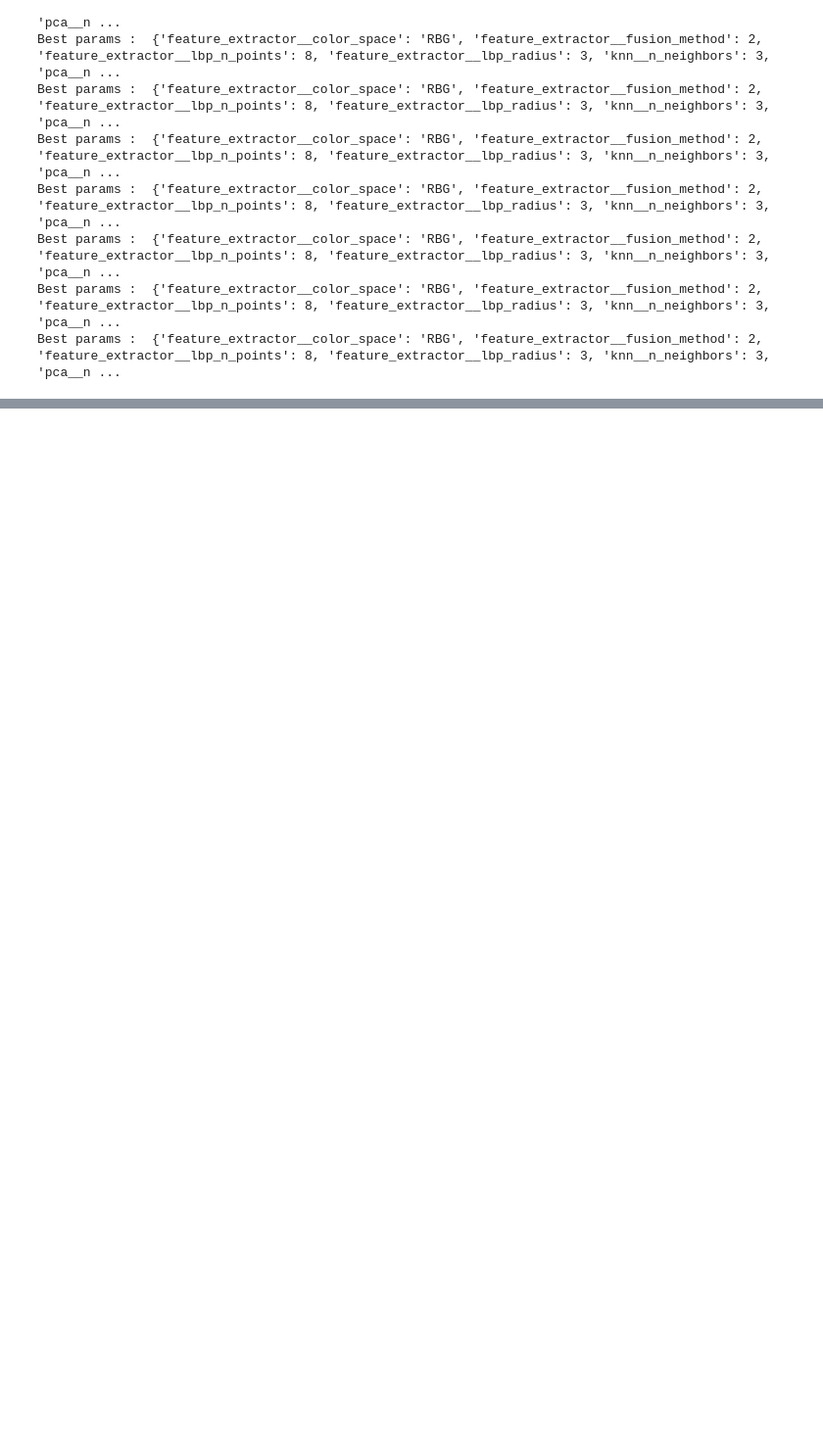
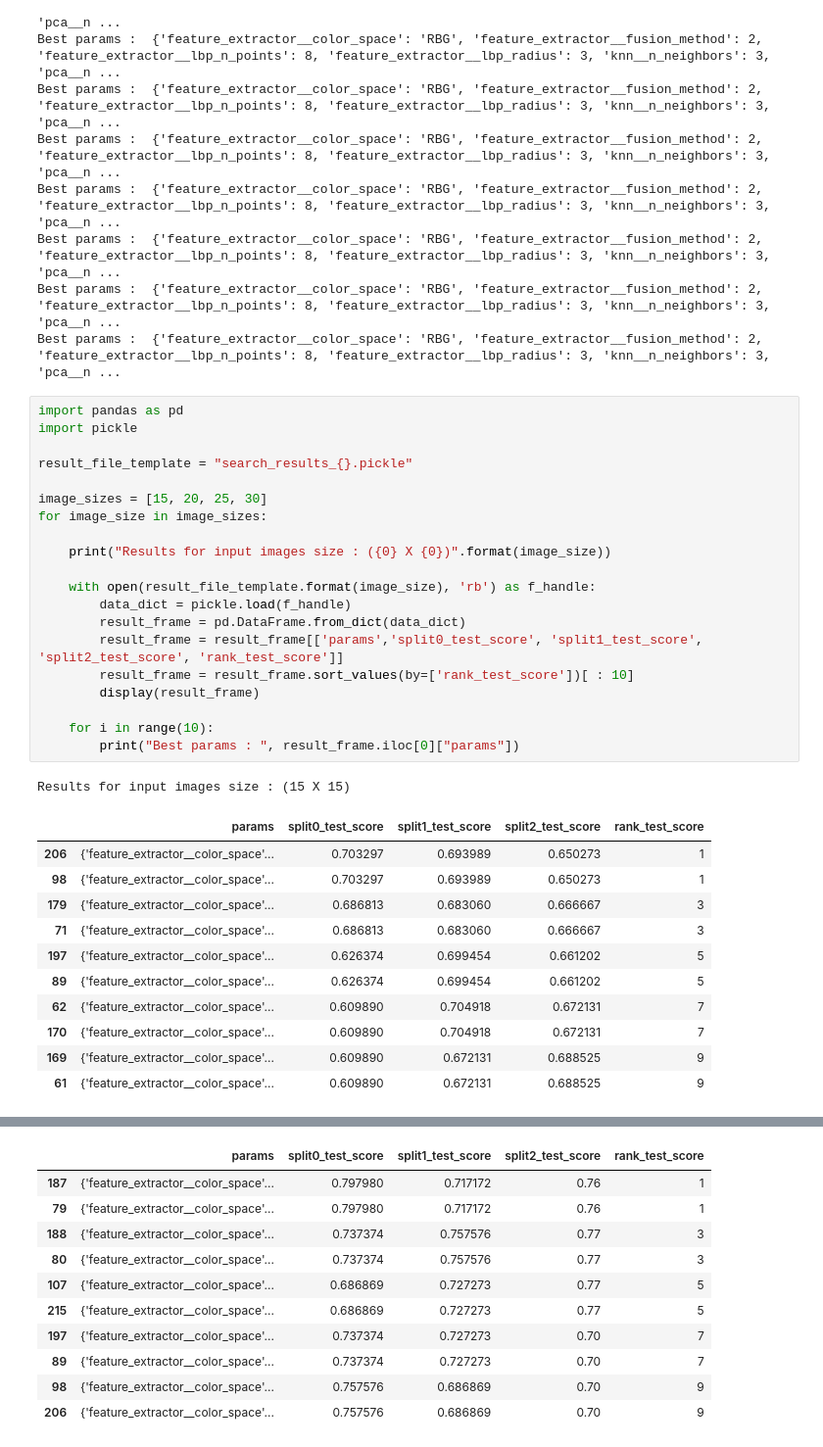
Before and after one commit to david-olivier-cs/DJI-tree-detection, a Jupyter notebook: notebooks/Grid search results.ipynb, the cells around one changed output, grey strips where cells are left out. Shown: that part at 98% size. Drawn from its saved outputs; the diff is of its cells as text; blank space fills up the shorter version.

```diff
--- a/notebooks/Grid search results.ipynb
+++ b/notebooks/Grid search results.ipynb
@@ -107,3 +107,36 @@ Best params :  {'feature_extractor__color_space': 'RBG', 'feature_extractor__fus
 Best params :  {'feature_extractor__color_space': 'RBG', 'feature_extractor__fusion_method': 2, 'feature_extractor__lbp_n_points': 8, 'feature_extractor__lbp_radius': 3, 'knn__n_neighbors': 3, 'pca__n ...
 Best params :  {'feature_extractor__color_space': 'RBG', 'feature_extractor__fusion_method': 2, 'feature_extractor__lbp_n_points': 8, 'feature_extractor__lbp_radius': 3, 'knn__n_neighbors': 3, 'pca__n ...
 Best params :  {'feature_extractor__color_space': 'RBG', 'feature_extractor__fusion_method': 2, 'feature_extractor__lbp_n_points': 8, 'feature_extractor__lbp_radius': 3, 'knn__n_neighbors': 3, 'pca__n ...
+# %%
+import pandas as pd
+import pickle
+
+result_file_template = "search_results_{}.pickle"
+
+image_sizes = [15, 20, 25, 30]
+for image_size in image_sizes:
+
+    print("Results for input images size : ({0} X {0})".format(image_size))
+
+    with open(result_file_template.format(image_size), 'rb') as f_handle:
+        data_dict = pickle.load(f_handle)
+        result_frame = pd.DataFrame.from_dict(data_dict)
+        result_frame = result_frame[['params','split0_test_score', 'split1_test_score', 'split2_test_score', 'rank_test_score']]
+        result_frame = result_frame.sort_values(by=['rank_test_score'])[ : 10]
+        display(result_frame)
+
+    for i in range(10):
+        print("Best params : ", result_frame.iloc[0]["params"])
+# %% [output]
+Results for input images size : (15 X 15)
+|  | params | split0_test_score | split1_test_score | split2_test_score | rank_test_score |
+| 206 | {'feature_extractor__color_space'... | 0.703297 | 0.693989 | 0.650273 | 1 |
+| 98 | {'feature_extractor__color_space'... | 0.703297 | 0.693989 | 0.650273 | 1 |
+| 179 | {'feature_extractor__color_space'... | 0.686813 | 0.683060 | 0.666667 | 3 |
+| 71 | {'feature_extractor__color_space'... | 0.686813 | 0.683060 | 0.666667 | 3 |
+| 197 | {'feature_extractor__color_space'... | 0.626374 | 0.699454 | 0.661202 | 5 |
+| 89 | {'feature_extractor__color_space'... | 0.626374 | 0.699454 | 0.661202 | 5 |
+| 62 | {'feature_extractor__color_space'... | 0.609890 | 0.704918 | 0.672131 | 7 |
+| 170 | {'feature_extractor__color_space'... | 0.609890 | 0.704918 | 0.672131 | 7 |
+| 169 | {'feature_extractor__color_space'... | 0.609890 | 0.672131 | 0.688525 | 9 |
+| 61 | {'feature_extractor__color_space'... | 0.609890 | 0.672131 | 0.688525 | 9 |
@@ -109,0 +154,11 @@ Best params :  {'feature_extractor__color_space': 'RBG', 'feature_extractor__fus
+|  | params | split0_test_score | split1_test_score | split2_test_score | rank_test_score |
+| 187 | {'feature_extractor__color_space'... | 0.797980 | 0.717172 | 0.76 | 1 |
+| 79 | {'feature_extractor__color_space'... | 0.797980 | 0.717172 | 0.76 | 1 |
+| 188 | {'feature_extractor__color_space'... | 0.737374 | 0.757576 | 0.77 | 3 |
+| 80 | {'feature_extractor__color_space'... | 0.737374 | 0.757576 | 0.77 | 3 |
+| 107 | {'feature_extractor__color_space'... | 0.686869 | 0.727273 | 0.77 | 5 |
+| 215 | {'feature_extractor__color_space'... | 0.686869 | 0.727273 | 0.77 | 5 |
+| 197 | {'feature_extractor__color_space'... | 0.737374 | 0.727273 | 0.70 | 7 |
+| 89 | {'feature_extractor__color_space'... | 0.737374 | 0.727273 | 0.70 | 7 |
+| 98 | {'feature_extractor__color_space'... | 0.757576 | 0.686869 | 0.70 | 9 |
+| 206 | {'feature_extractor__color_space'... | 0.757576 | 0.686869 | 0.70 | 9 |
```
Also changed, not shown: parts of 1 cell of this notebook, 8 other files.
